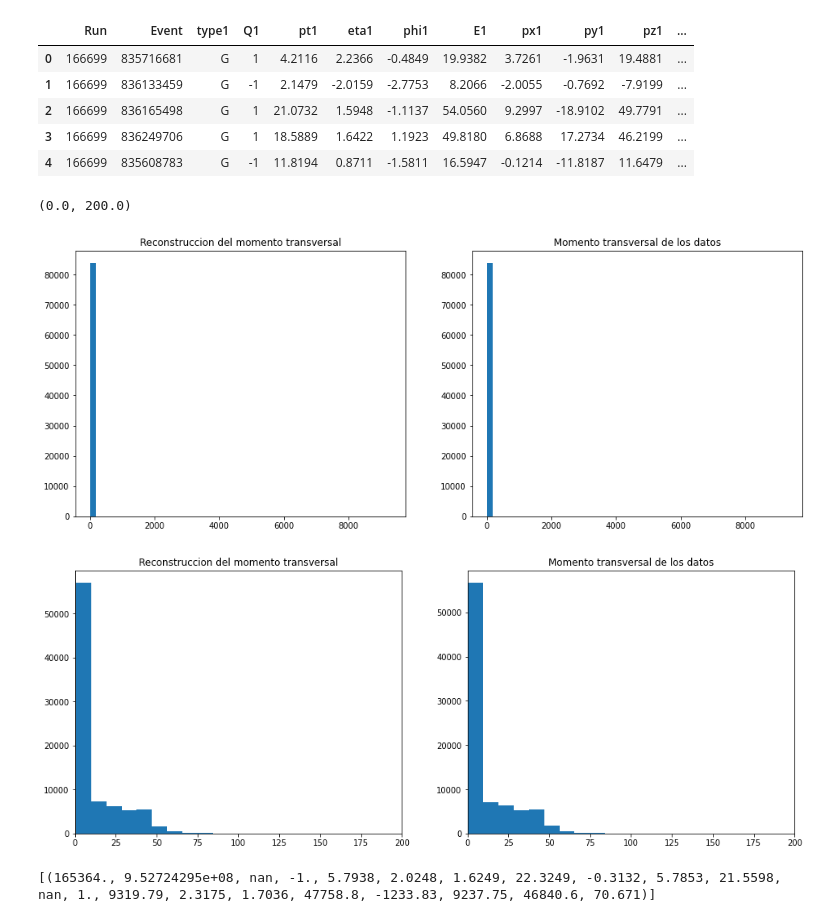
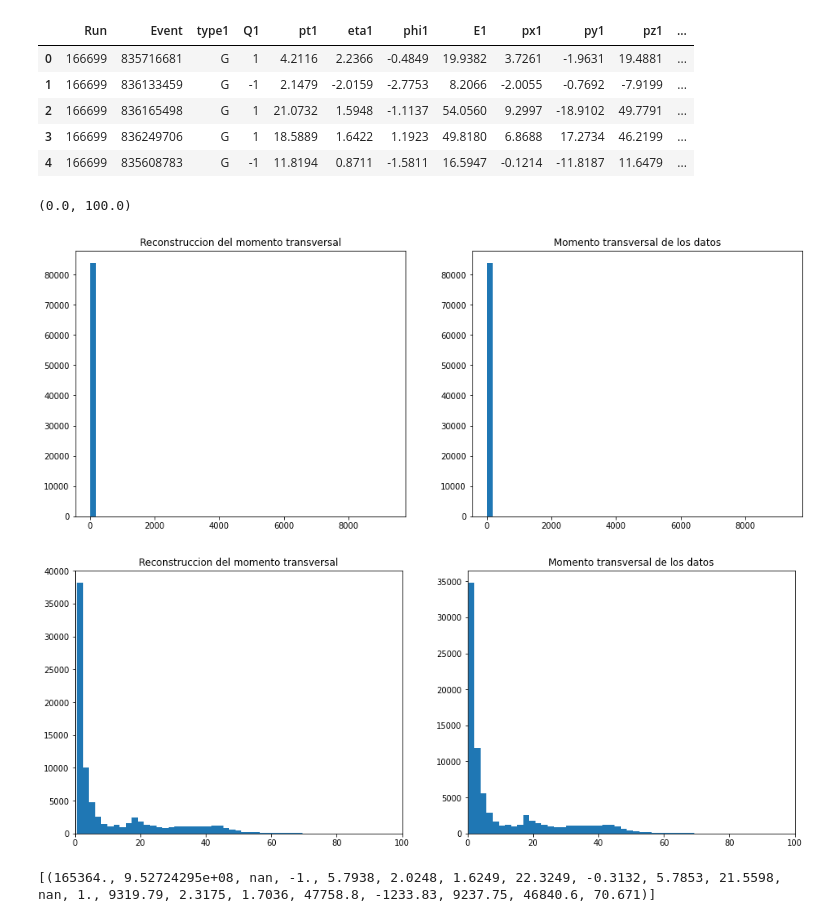
Before and after one commit to fisicadeparticulas/20211026_analsisdeopendatacms-AlejRamos, a Jupyter notebook: Copia_de_Copia_de_MasaSample1.ipynb, the cells around one changed output. Saved outputs shown, nothing was run; the diff lists cells and outputs as text; code cells hidden in the pictures.

```diff
--- a/Copia_de_Copia_de_MasaSample1.ipynb
+++ b/Copia_de_Copia_de_MasaSample1.ipynb
@@ -43,34 +43,34 @@ E2 = Datos["E2"]
 # %%
 """
 Grafiquemos el momento transversal
 """
 #Se crea los momentos transversales
 P_t_1 = np.sqrt(Datos["px1"]**2 + Datos["py1"]**2) #Momento transversal de la particula 1
 P_t_2 = np.sqrt(Datos["px2"]**2 + Datos["py2"]**2) #Momento transversal de la particula 2
 
 #Figura con dos graficas (Los momentos transversales)
 #Se puede replicar para obtener los momentos transversales de las dos particulas o agregar más subplots para juntarlas
 plt.figure(figsize=(16,6))
 plt.subplot(1,2,1)
 plt.hist(P_t_2,50) # Histograma del momento transversal reconstruido
 plt.title("Reconstruccion del momento transversal")
 plt.subplot(1,2,2)
 plt.title("Momento transversal de los datos")
 plt.hist(Datos["pt2"],50) #Momento transversal proporcionado en el Sample1
 
 plt.figure(figsize=(16,6))
 plt.subplot(1,2,1)
-plt.hist(P_t_2,1000) # Histograma del momento transversal reconstruido
+plt.hist(P_t_2,5000) # Histograma del momento transversal reconstruido
 plt.title("Reconstruccion del momento transversal")
-plt.xlim(0,200)
+plt.xlim(0,100)
 plt.subplot(1,2,2)
 plt.title("Momento transversal de los datos")
-plt.hist(Datos["pt2"],1000) #Momento transversal proporcionado en el Sample1
-plt.xlim(0,200)
+plt.hist(Datos["pt2"],5000) #Momento transversal proporcionado en el Sample1
+plt.xlim(0,100)
 # %% [output]
-(0.0, 200.0)
+(0.0, 100.0)
 [figure]
-[figure, old version]
+[figure, new version]
 # %%
 """
 Por qué el histograma arroja datos de valores tan altos?
```
Also changed, not shown: parts of 2 cells of this notebook.
